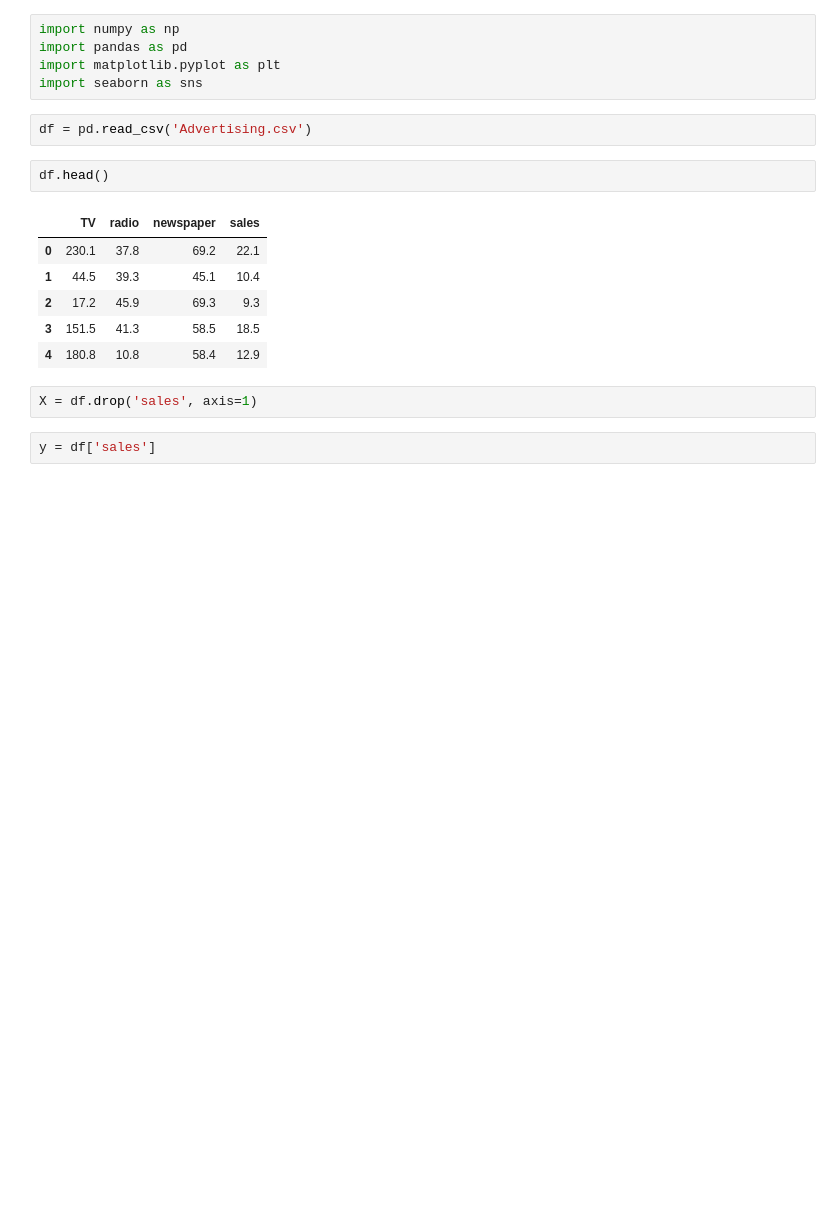
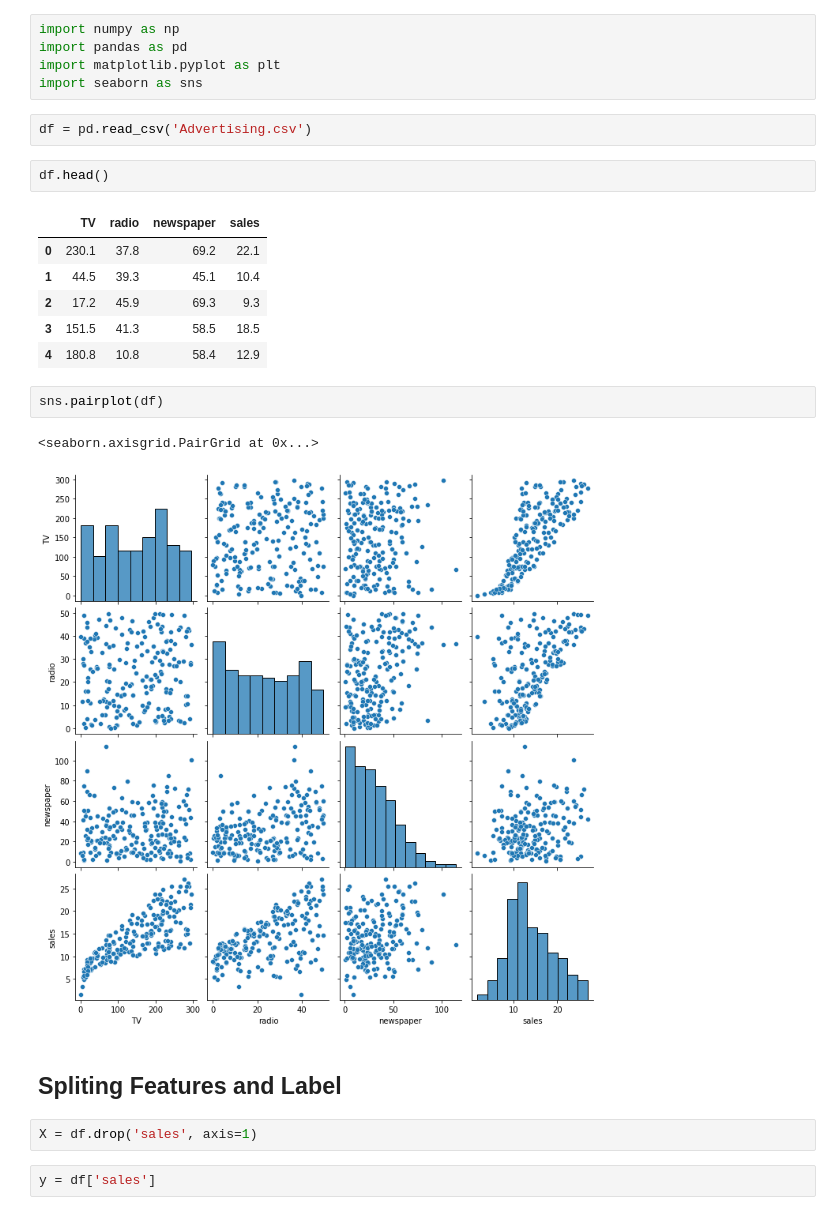
Before and after one commit to Gabrielle-Ribeiro/machine-learning-studies, a Jupyter notebook: linear regression/Regularization_in_Linear_Regression.ipynb, the cells around one changed output. Drawn from its saved outputs; the diff is of its cells as text; blank space fills up the shorter version.

```diff
--- a/linear regression/Regularization_in_Linear_Regression.ipynb
+++ b/linear regression/Regularization_in_Linear_Regression.ipynb
@@ -16,6 +18,13 @@ df.head()
 | 2 | 17.2 | 45.9 | 69.3 | 9.3 |
 | 3 | 151.5 | 41.3 | 58.5 | 18.5 |
 | 4 | 180.8 | 10.8 | 58.4 | 12.9 |
+# %%
+sns.pairplot(df)
+# %% [output]
+<seaborn.axisgrid.PairGrid at 0x...>
+[figure, added]
+# %% [markdown]
+## Spliting Features and Label
 # %%
 X = df.drop('sales', axis=1)
 # %%
```
Also changed, not shown: parts of 37 cells of this notebook.
